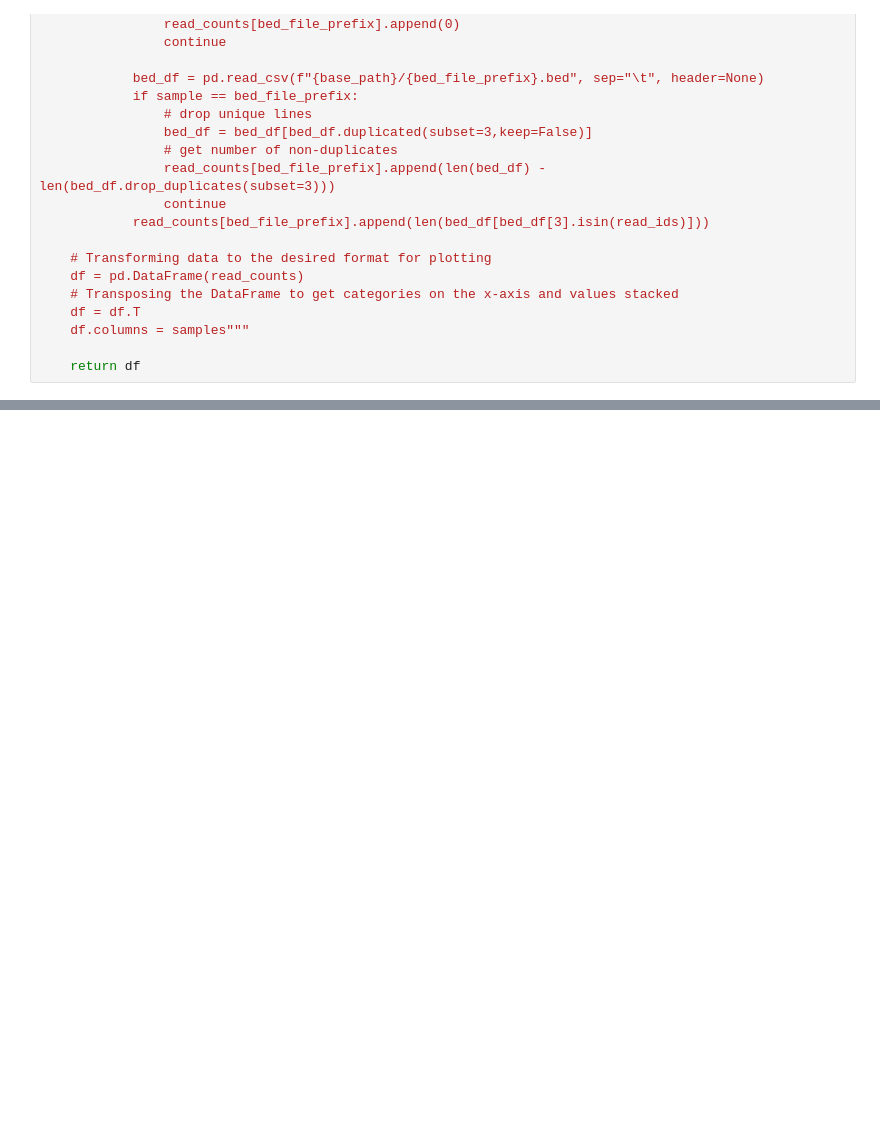
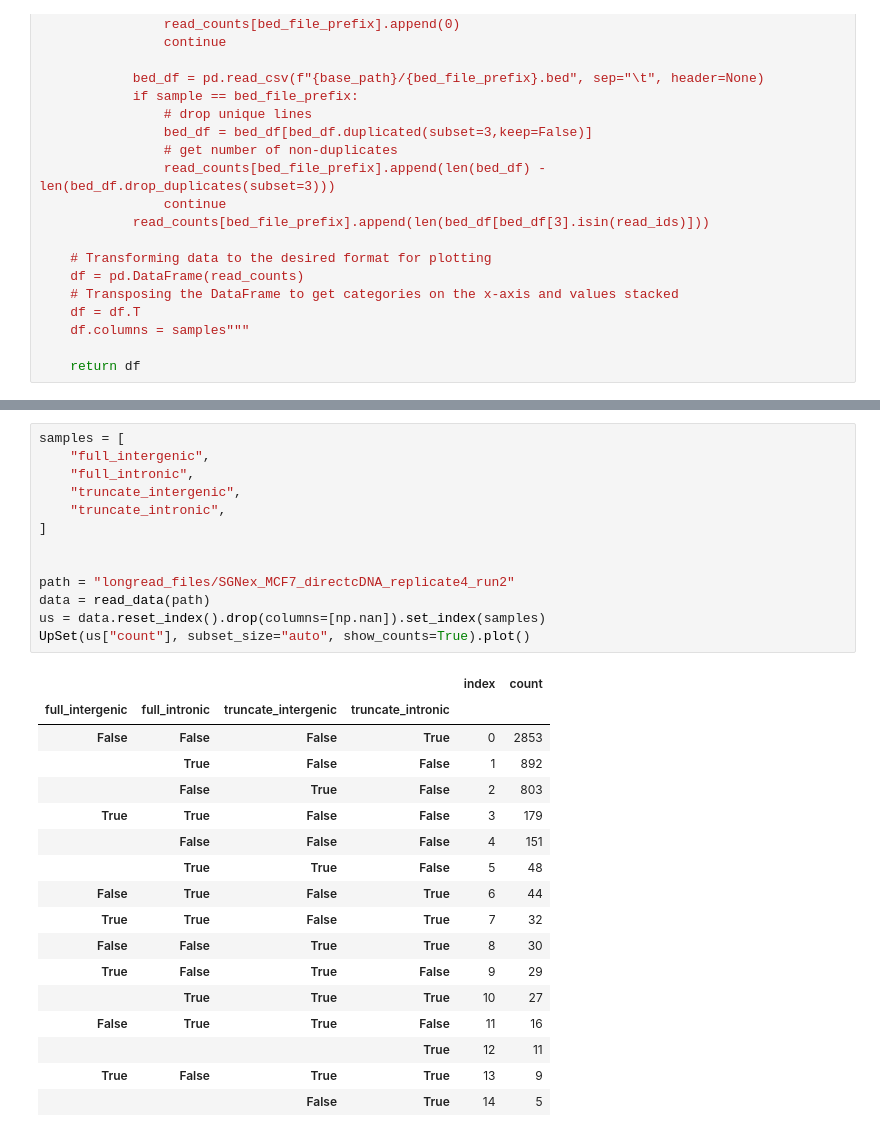
Before and after one commit to gage-lab/bulk_te_bench, a Jupyter notebook: analysis/multimapping_analysis.ipynb, the cells around one changed output, grey strips where cells are left out. Drawn from its saved outputs; the diff is of its cells as text; blank space fills up the shorter version.

```diff
--- a/analysis/multimapping_analysis.ipynb
+++ b/analysis/multimapping_analysis.ipynb
@@ -587,3 +701,34 @@ df.head()
+# %%
+samples = [
+    "full_intergenic",
+    "full_intronic",
+    "truncate_intergenic",
+    "truncate_intronic",
+]
+
+
+path = "longread_files/SGNex_MCF7_directcDNA_replicate4_run2"
+data = read_data(path)
+us = data.reset_index().drop(columns=[np.nan]).set_index(samples)
+UpSet(us["count"], subset_size="auto", show_counts=True).plot()
+# %% [output]
+|  |  |  |  | index | count |
+| full_intergenic | full_intronic | truncate_intergenic | truncate_intronic |  |  |
+| False | False | False | True | 0 | 2853 |
+|  | True | False | False | 1 | 892 |
+|  | False | True | False | 2 | 803 |
+| True | True | False | False | 3 | 179 |
+|  | False | False | False | 4 | 151 |
+|  | True | True | False | 5 | 48 |
+| False | True | False | True | 6 | 44 |
+| True | True | False | True | 7 | 32 |
+| False | False | True | True | 8 | 30 |
+| True | False | True | False | 9 | 29 |
+|  | True | True | True | 10 | 27 |
+| False | True | True | False | 11 | 16 |
+|  |  |  | True | 12 | 11 |
+| True | False | True | True | 13 | 9 |
+|  |  | False | True | 14 | 5 |
 # %%
 basepaths = [
     "longread_files/SGNex_MCF7_directcDNA_replicate1_run2",
```
Also changed, not shown: parts of 13 cells of this notebook.
